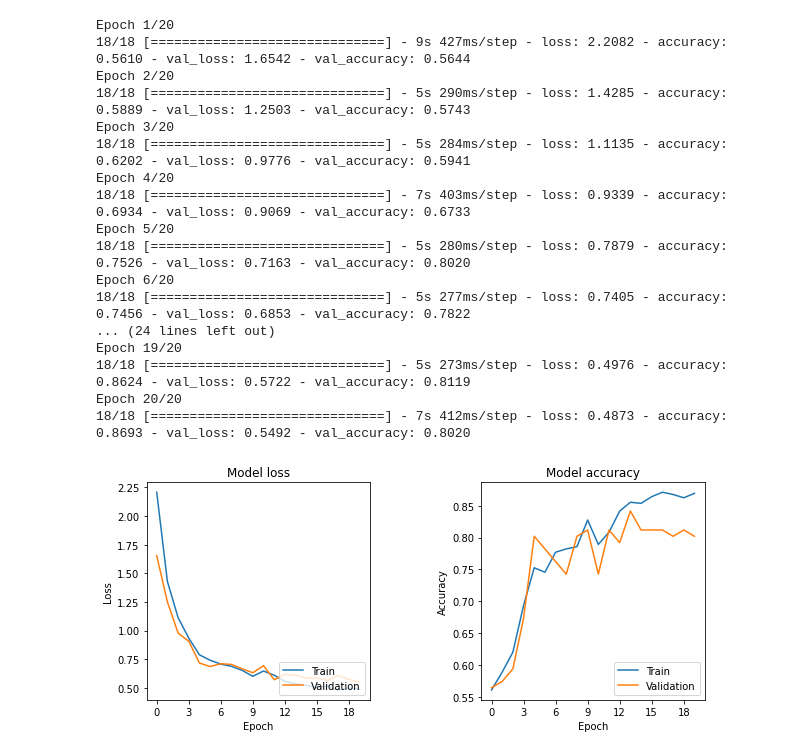
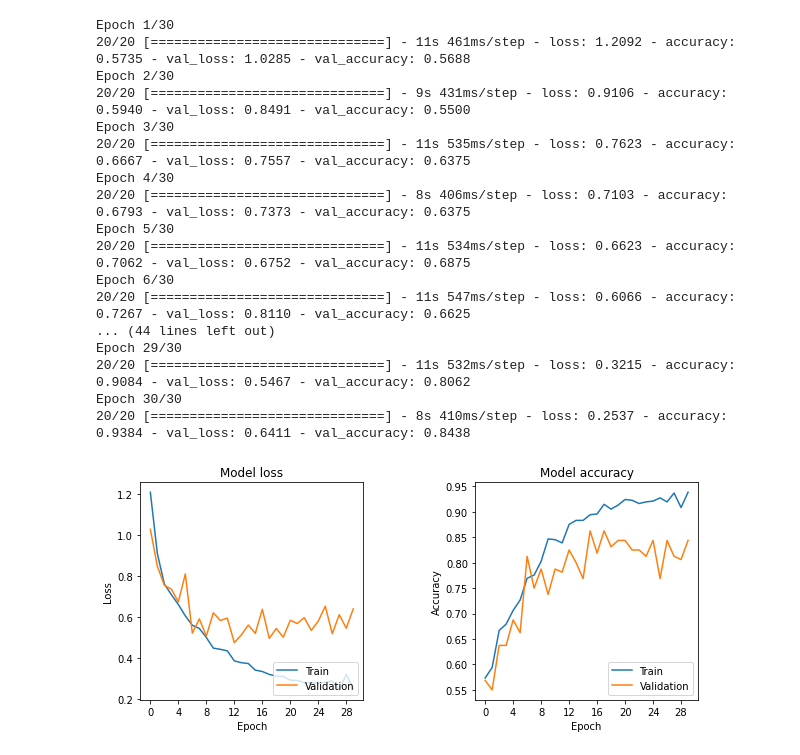
Before and after one commit to iishutov/CV-Project, a Jupyter notebook: ml_project.ipynb, the cells around one changed output. Drawn from its saved outputs; the diff is of its cells as text; code cells hidden in the pictures.

```diff
--- a/ml_project.ipynb
+++ b/ml_project.ipynb
@@ -10,8 +11,11 @@ import numpy as np
 import matplotlib.pyplot as plt
 import matplotlib.ticker as ticker
 # %%
-train_dir = '/content/drive/MyDrive/dataset/train'
-test_dir = '/content/drive/MyDrive/dataset/test'
+train_dir_zip = '/content/drive/MyDrive/ML/my-dataset/train.zip'
+test_dir_zip = '/content/drive/MyDrive/ML/my-dataset/test.zip'
+
+train_dir = '/content/train'
+test_dir = '/content/test'
 
 batch_size = 32
 rescale = 1./255
@@ -20,14 +30,13 @@ img_height = img_width = 64
 # Training dataset preprocessing
 train_datagen = ImageDataGenerator(
     rescale=rescale,
-    # rotation_range=5,
-    # width_shift_range=0.1,
-    # height_shift_range=0.1,
-    # shear_range=0.1,
-    # zoom_range=0.1,
+    rotation_range=20,
+    width_shift_range=0.1,
+    height_shift_range=0.1,
+    shear_range=0.2,
+    zoom_range=0.2,
     horizontal_flip=True,
-    # fill_mode='nearest',
-    validation_split=0.0
+    fill_mode='nearest'
 )
 
 train_dataset = train_datagen.flow_from_directory(
@@ -74,17 +83,18 @@ Found 101 images belonging to 2 classes.
 # %%
 # Building the convolutional base.
 model = models.Sequential()
-model.add(layers.Conv2D(32, (3, 3), activation='relu', kernel_regularizer=regularizers.l2(0.01), input_shape=(img_height, img_width, 3)))
+model.add(layers.Conv2D(32, (3, 3), activation='relu', kernel_regularizer=regularizers.l2(0.001), padding='same', input_shape=(img_height, img_width, 3)))
 model.add(layers.MaxPooling2D((2, 2)))
-model.add(layers.Conv2D(64, (3, 3), activation='relu', kernel_regularizer=regularizers.l2(0.01)))
+model.add(layers.Conv2D(64, (3, 3), activation='relu', kernel_regularizer=regularizers.l2(0.001), padding='same'))
 model.add(layers.MaxPooling2D((2, 2)))
-model.add(layers.Conv2D(64, (3, 3), activation='relu', kernel_regularizer=regularizers.l2(0.01)))
+model.add(layers.Conv2D(128, (3, 3), activation='relu', kernel_regularizer=regularizers.l2(0.001), padding='same'))
+model.add(layers.MaxPooling2D((2, 2)))
+model.add(layers.Conv2D(128, (3, 3), activation='relu', kernel_regularizer=regularizers.l2(0.001), padding='same'))
+model.add(layers.MaxPooling2D((2, 2)))
+model.add(layers.Flatten())
 # Adding Dense Layers.
-model.add(layers.Flatten())
-model.add(layers.Dense(40, activation='relu', kernel_regularizer=regularizers.l2(0.01)))
-model.add(layers.Dropout(0.2))
-model.add(layers.Dense(20, activation='relu', kernel_regularizer=regularizers.l2(0.01)))
-model.add(layers.Dropout(0.2))
+model.add(layers.Dense(256, activation='relu', kernel_regularizer=regularizers.l2(0.001)))
+model.add(layers.Dropout(0.5))
 model.add(layers.Dense(1, activation='sigmoid'))
 model.summary()
 # %% [output]
@@ -110,52 +120,52 @@ _________________________________________________________________
 model.compile(
     optimizer='adam',
     loss=keras.losses.BinaryCrossentropy(),
     metrics=['accuracy']
     )
 
-history = model.fit(train_dataset, epochs=20, validation_data=test_dataset)
+history = model.fit(train_dataset, epochs=30, validation_data=test_dataset)
 #
 
 # Visualizing loss and accuracy.
 fig, (axs_loss, axs_acc) = plt.subplots(nrows=1, ncols=2, figsize=(10,4))
 
 axs_loss.set_title('Model loss')
 axs_loss.set_ylabel('Loss')
 axs_loss.set_xlabel('Epoch')
 axs_loss.plot(history.history['loss'], label='Train')
 axs_loss.plot(history.history['val_loss'], label='Validation')
 axs_loss.legend(loc='lower right')
 axs_loss.xaxis.set_major_locator(ticker.MaxNLocator(integer=True))
 
 axs_acc.set_title('Model accuracy')
 axs_acc.set_ylabel('Accuracy')
 axs_acc.set_xlabel('Epoch')
 axs_acc.plot(history.history['accuracy'], label='Train')
 axs_acc.plot(history.history['val_accuracy'], label='Validation')
 axs_acc.legend(loc='lower right')
 axs_acc.xaxis.set_major_locator(ticker.MaxNLocator(integer=True))
 
 fig.subplots_adjust(wspace=0.5)
 plt.show()
 # %% [output]
-Epoch 1/20
-18/18 [==============================] - 9s 427ms/step - loss: 2.2082 - accuracy: 0.5610 - val_loss: 1.6542 - val_accuracy: 0.5644
-Epoch 2/20
-18/18 [==============================] - 5s 290ms/step - loss: 1.4285 - accuracy: 0.5889 - val_loss: 1.2503 - val_accuracy: 0.5743
-Epoch 3/20
-18/18 [==============================] - 5s 284ms/step - loss: 1.1135 - accuracy: 0.6202 - val_loss: 0.9776 - val_accuracy: 0.5941
-Epoch 4/20
-18/18 [==============================] - 7s 403ms/step - loss: 0.9339 - accuracy: 0.6934 - val_loss: 0.9069 - val_accuracy: 0.6733
-Epoch 5/20
-18/18 [==============================] - 5s 280ms/step - loss: 0.7879 - accuracy: 0.7526 - val_loss: 0.7163 - val_accuracy: 0.8020
-Epoch 6/20
-18/18 [==============================] - 5s 277ms/step - loss: 0.7405 - accuracy: 0.7456 - val_loss: 0.6853 - val_accuracy: 0.7822
-... (24 lines left out)
-Epoch 19/20
-18/18 [==============================] - 5s 273ms/step - loss: 0.4976 - accuracy: 0.8624 - val_loss: 0.5722 - val_accuracy: 0.8119
-Epoch 20/20
-18/18 [==============================] - 7s 412ms/step - loss: 0.4873 - accuracy: 0.8693 - val_loss: 0.5492 - val_accuracy: 0.8020
+Epoch 1/30
+20/20 [==============================] - 11s 461ms/step - loss: 1.2092 - accuracy: 0.5735 - val_loss: 1.0285 - val_accuracy: 0.5688
+Epoch 2/30
+20/20 [==============================] - 9s 431ms/step - loss: 0.9106 - accuracy: 0.5940 - val_loss: 0.8491 - val_accuracy: 0.5500
+Epoch 3/30
+20/20 [==============================] - 11s 535ms/step - loss: 0.7623 - accuracy: 0.6667 - val_loss: 0.7557 - val_accuracy: 0.6375
+Epoch 4/30
+20/20 [==============================] - 8s 406ms/step - loss: 0.7103 - accuracy: 0.6793 - val_loss: 0.7373 - val_accuracy: 0.6375
+Epoch 5/30
+20/20 [==============================] - 11s 534ms/step - loss: 0.6623 - accuracy: 0.7062 - val_loss: 0.6752 - val_accuracy: 0.6875
+Epoch 6/30
+20/20 [==============================] - 11s 547ms/step - loss: 0.6066 - accuracy: 0.7267 - val_loss: 0.8110 - val_accuracy: 0.6625
+... (44 lines left out)
+Epoch 29/30
+20/20 [==============================] - 11s 532ms/step - loss: 0.3215 - accuracy: 0.9084 - val_loss: 0.5467 - val_accuracy: 0.8062
+Epoch 30/30
+20/20 [==============================] - 8s 410ms/step - loss: 0.2537 - accuracy: 0.9384 - val_loss: 0.6411 - val_accuracy: 0.8438
-[figure, old version]
+[figure, new version]
 # %%
 # Result.
 predictions = model.predict(test_dataset)
```
Also changed, not shown: parts of 8 cells of this notebook.
